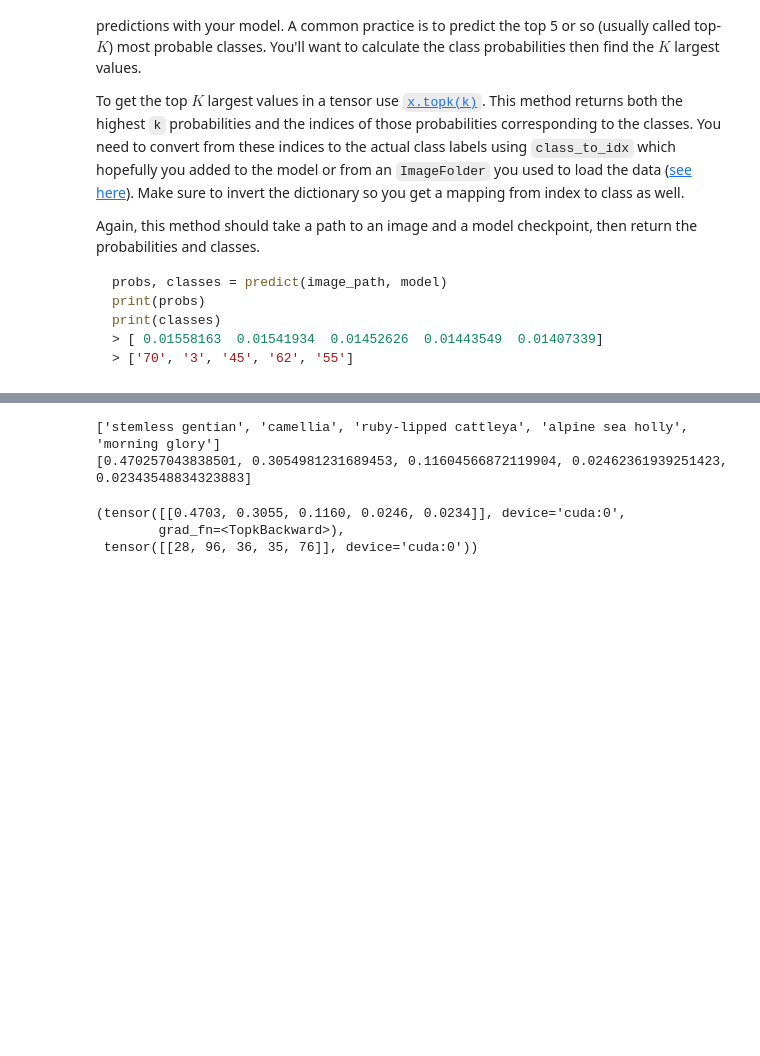
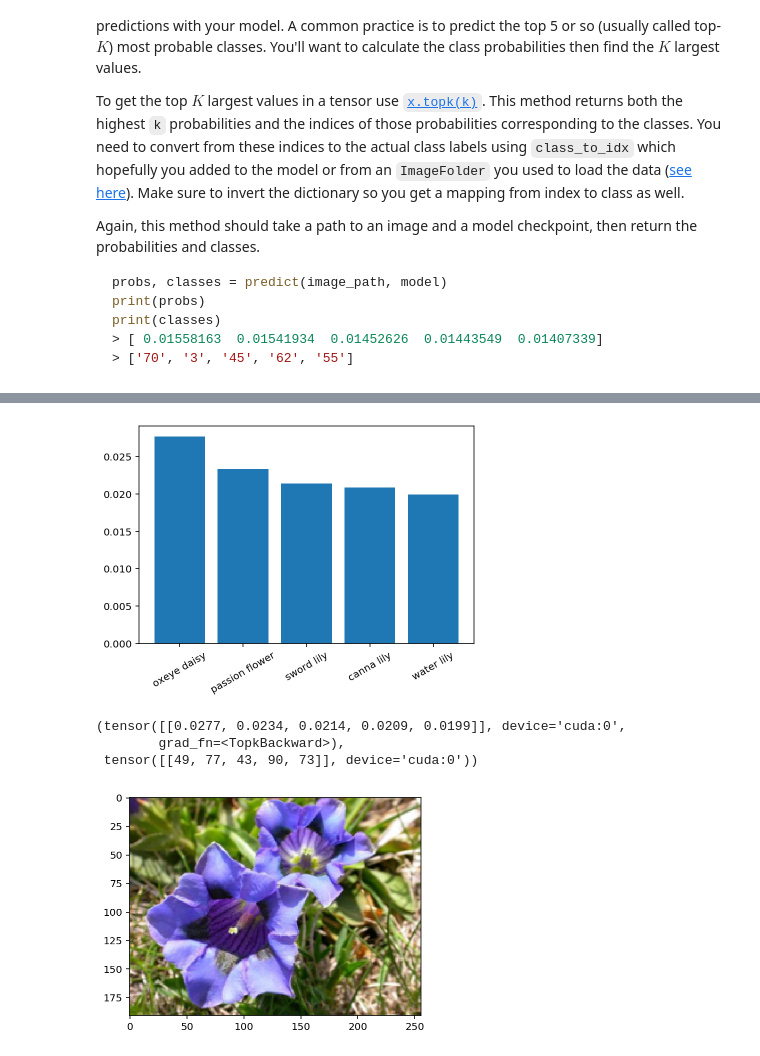
Before and after one commit to b-kaindl/aipnd-project, a Jupyter notebook: Image Classifier Project.ipynb, the cells around one changed output, grey strips where cells are left out. Cells and saved outputs as stored; diff of their text form; code cells hidden in the pictures; blank space fills up the shorter version.

Commit message:
Finished V0 of predict.py, Added plot to prediction function in Notebook

```diff
--- a/Image Classifier Project.ipynb
+++ b/Image Classifier Project.ipynb
@@ -265,9 +263,7 @@ At this point it's good to write a function that can load a checkpoint and rebui
 # %%
 def build_model_from_file(filename):
     checkpoint = torch.load(filename)
-
-
-
+    base_model = models.vgg16(False)
     class_model = nn.Sequential(OrderedDict([
     ('fc1', nn.Linear(checkpoint['input_size'],checkpoint['hidden_size'],)),
     ('relu1', nn.ReLU()),
@@ -409,13 +405,20 @@ def predict(image_path, model, topk=5):
     inv_dict =  class_dict#{v: k for k,v in class_dict.items()}
 
     top_p, top_classes = ps.topk(5, dim =1)
-    print([inv_dict[str(clid)] for clid in top_classes.tolist()[0]])
-    print(top_p.tolist()[0])
+
+    out_class = [inv_dict[str(clid)] for clid in top_classes.tolist()[0]]
+    out_ps = top_p.tolist()[0]
+
+    output = zip(out_class, out_ps)
+
+    index = np.arange(len(out_class))
+
+    plt.bar(index, out_ps)
+    plt.xticks(index, out_class, rotation =30)
+    plt.show()
+    imshow(img_data)
 
     return top_p, top_classes
-
-
-    # TODO: Implement the code to predict the class from an image file
 # %% [markdown]
 ## Sanity Checking
 
@@ -425,10 +428,11 @@ Now that you can use a trained model for predictions, check to make sure it make
 
 You can convert from the class integer encoding to actual flower names with the `cat_to_name.json` file (should have been loaded earlier in the notebook). To show a PyTorch tensor as an image, use the `imshow` function defined above.
 # %%
+model = build_model_from_file('checkpoint.pth')[0]
 predict('flowers/test/28/image_05230.jpg',model)
 # %% [output]
+[figure, added]
-['stemless gentian', 'camellia', 'ruby-lipped cattleya', 'alpine sea holly', 'morning glory']
-[0.470257043838501, 0.3054981231689453, 0.11604566872119904, 0.02462361939251423, 0.02343548834323883]
+(tensor([[0.0277, 0.0234, 0.0214, 0.0209, 0.0199]], device='cuda:0',
+        grad_fn=<TopkBackward>),
+ tensor([[49, 77, 43, 90, 73]], device='cuda:0'))
-(tensor([[0.4703, 0.3055, 0.1160, 0.0246, 0.0234]], device='cuda:0',
-        grad_fn=<TopkBackward>),
- tensor([[28, 96, 36, 35, 76]], device='cuda:0'))
+[figure, added]
```
Also changed, not shown: parts of 1 cell of this notebook, 3 other files.
